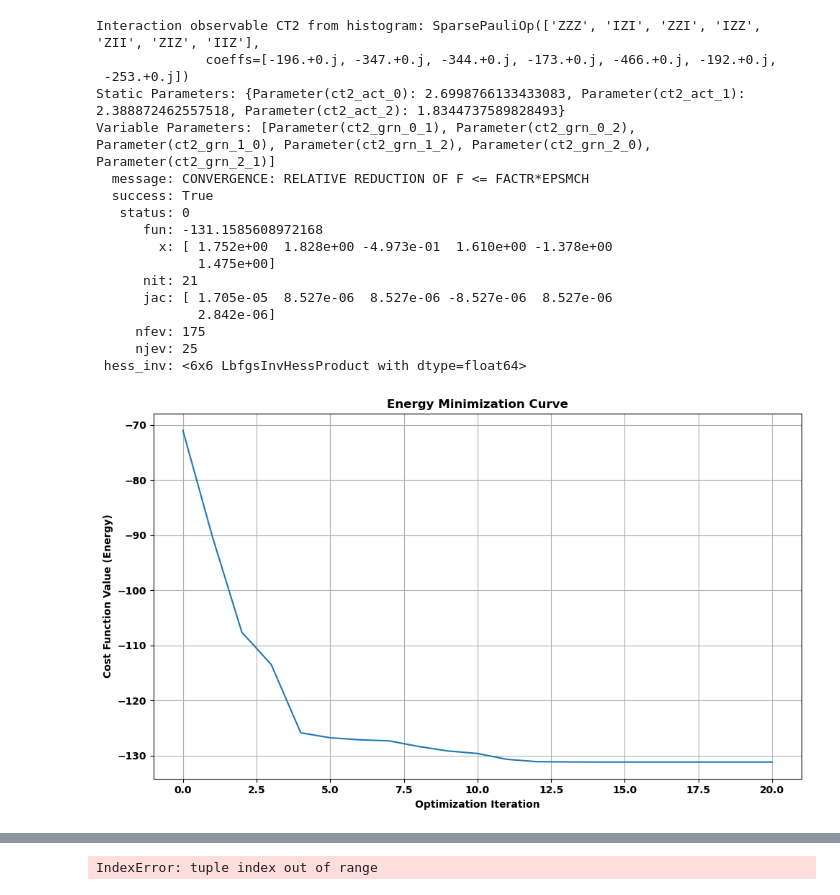
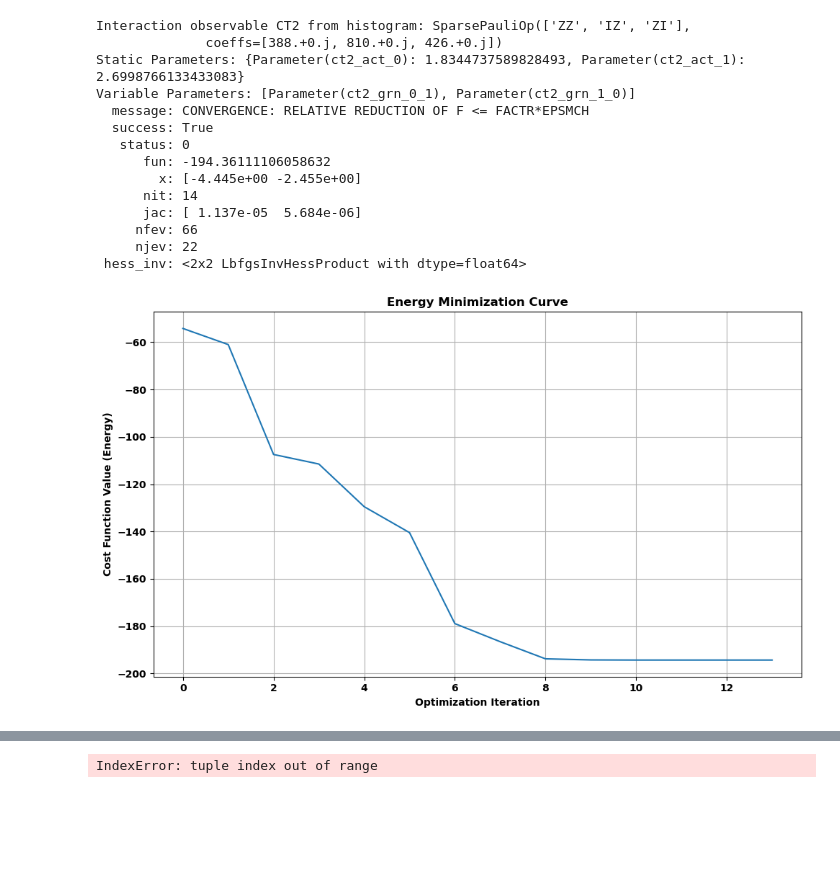
Before and after one commit to cailab-tamu/QuantumXCT, a Jupyter notebook: python/cc_grn_opt2.ipynb, the cells around one changed output, grey strips where cells are left out. Drawn from its saved outputs; the diff is of its cells as text; code cells hidden in the pictures; blank space fills up the shorter version.

```diff
--- a/python/cc_grn_opt2.ipynb
+++ b/python/cc_grn_opt2.ipynb
@@ -71,12 +73,15 @@ adata_ct2_mo = adata[ict2, gl_recv]
 print(adata_ct1_mo)
 print(adata_ct2_mo)
 
-Xct1_mo = adata_ct1_mo.X.copy()
-Xct2_mo = adata_ct2_mo.X.copy()
-Xct1_mo = np.log1p(Xct1_mo)
-Xct2_mo = np.log1p(Xct2_mo)
-Xct1_mo = Xct1_mo.toarray()
-Xct2_mo = Xct2_mo.toarray()
+# Library size normalization
+Xct1_mo = adata_ct1_mo.X.toarray()
+Xct2_mo = adata_ct2_mo.X.toarray()
+
+# Assuming Xct1_co and Xct2 are your log-transformed expression matrices
+#Xct1means = np.mean(Xct1_mo, axis=0)
+#Xct2means = np.mean(Xct2_mo, axis=0)
+#print("CT1 (Co) mean expression:", Xct1means)
+#print("CT2 (Co) mean expression:", Xct2means)
 
 # Utilize the mono cultured means here
 # Binarize Xct1
@@ -200,10 +208,10 @@ ansatz_grn_ct2_mo.draw(output="mpl", style="clifford", fold=40)
 from qiskit.primitives import StatevectorEstimator
 from scipy.optimize import minimize
 
-min_ones_ct1 = 2 # 1 is good
+min_ones_ct1 = 1 # 1 is good 2 produces clean cuts
 num_features = Xct1_binary_co.shape[1]  # Get the number of features dynamically
 
-interaction_observable_ct1_co = create_interaction_observable_from_histogram(joint_counts_ct1_co, num_features, min_ones = min_ones_ct1, standardize=False)
+interaction_observable_ct1_co = create_interaction_observable_from_histogram(joint_counts_ct1_co, num_features, min_ones = min_ones_ct1)
 print("Interaction observable CT1 from histogram:", interaction_observable_ct1_co)
 
 static_params, variable_params = create_parameter_dictionaries(ansatz_grn_ct1_co, ct1_percentages_co)
@@ -277,7 +286,7 @@ from scipy.optimize import minimize
 
 num_features = Xct1_binary_mo.shape[1]  # Get the number of features dynamically
 
-interaction_observable_ct1_mo = create_interaction_observable_from_histogram(joint_counts_ct1_mo, num_features, min_ones = min_ones_ct1, standardize=False)
+interaction_observable_ct1_mo = create_interaction_observable_from_histogram(joint_counts_ct1_mo, num_features, min_ones = min_ones_ct1)
 print("Interaction observable CT1 from histogram:", interaction_observable_ct1_mo)
 
 static_params, variable_params = create_parameter_dictionaries(ansatz_grn_ct1_mo, ct1_percentages_mo)
@@ -367,10 +377,10 @@ The counts are: {'0110': 219, '1111': 246, '0001': 458, '0111': 17, '0000': 58,
 from qiskit.primitives import StatevectorEstimator
 from scipy.optimize import minimize
 
-min_ones_ct2 = 2 # 1 is fine...
+min_ones_ct2 = 1 # 1 is fine... 2 produces cleaner cuts
 num_features2 = Xct2_binary_co.shape[1]  # Get the number of features dynamically
 
-interaction_observable_ct2_co = create_interaction_observable_from_histogram(joint_counts_ct2_co, num_features2, min_ones = min_ones_ct2, standardize=False)
+interaction_observable_ct2_co = create_interaction_observable_from_histogram(joint_counts_ct2_co, num_features2, min_ones = min_ones_ct2)
 print("Interaction observable CT2 from histogram:", interaction_observable_ct2_co)
 
 static_params2, variable_params2 = create_parameter_dictionaries(ansatz_grn_ct2_co, ct2_percentages_co)
@@ -441,7 +448,7 @@ from scipy.optimize import minimize
 
 num_features2 = Xct2_binary_mo.shape[1]  # Get the number of features dynamically
 
-interaction_observable_ct2_mo = create_interaction_observable_from_histogram(joint_counts_ct2_mo, num_features2, min_ones = min_ones_ct2, standardize=False)
+interaction_observable_ct2_mo = create_interaction_observable_from_histogram(joint_counts_ct2_mo, num_features2, min_ones = min_ones_ct2)
 print("Interaction observable CT2 from histogram:", interaction_observable_ct2_mo)
 
 static_params2, variable_params2 = create_parameter_dictionaries(ansatz_grn_ct2_mo, ct2_percentages_mo)
@@ -464,48 +471,45 @@ result_interaction_bfgs = minimize(
     x0_interaction,
     args=(all_params_ct2_mo, ansatz_grn_ct2_mo, interaction_observable_ct2_mo, estimator, variable_params2),
     method="L-BFGS-B",
     callback=lambda xk: cost_values.append(cost_func_wrapper(xk, all_params_ct2_mo, ansatz_grn_ct2_mo, interaction_observable_ct2_mo, estimator, variable_params2))
 )
 
 print(result_interaction_bfgs)
 
 # --- 6. Results and DataFrame ---
 optimized_variable_parameters = result_interaction_bfgs.x
 
 # Update the full parameter dictionary with optimized variable parameters
 for param, value in zip(variable_params2, optimized_variable_parameters):
     all_params_ct2_mo[param] = value
 
 import matplotlib.pyplot as plt
 
 # Plot the cost function values
 plt.figure(figsize=(10, 6))
 plt.plot(cost_values)
 plt.xlabel("Optimization Iteration")
 plt.ylabel("Cost Function Value (Energy)")
 plt.title("Energy Minimization Curve")
 plt.grid(True)
 plt.tight_layout()
 plt.show()
 # %% [output]
-Interaction observable CT2 from histogram: SparsePauliOp(['ZZZ', 'IZI', 'ZZI', 'IZZ', 'ZII', 'ZIZ', 'IIZ'],
-              coeffs=[-196.+0.j, -347.+0.j, -344.+0.j, -173.+0.j, -466.+0.j, -192.+0.j,
- -253.+0.j])
-Static Parameters: {Parameter(ct2_act_0): 2.6998766133433083, Parameter(ct2_act_1): 2.388872462557518, Parameter(ct2_act_2): 1.8344737589828493}
-Variable Parameters: [Parameter(ct2_grn_0_1), Parameter(ct2_grn_0_2), Parameter(ct2_grn_1_0), Parameter(ct2_grn_1_2), Parameter(ct2_grn_2_0), Parameter(ct2_grn_2_1)]
+Interaction observable CT2 from histogram: SparsePauliOp(['ZZ', 'IZ', 'ZI'],
+              coeffs=[388.+0.j, 810.+0.j, 426.+0.j])
+Static Parameters: {Parameter(ct2_act_0): 1.8344737589828493, Parameter(ct2_act_1): 2.6998766133433083}
+Variable Parameters: [Parameter(ct2_grn_0_1), Parameter(ct2_grn_1_0)]
   message: CONVERGENCE: RELATIVE REDUCTION OF F <= FACTR*EPSMCH
   success: True
    status: 0
-      fun: -131.1585608972168
-        x: [ 1.752e+00  1.828e+00 -4.973e-01  1.610e+00 -1.378e+00
-             1.475e+00]
-      nit: 21
-      jac: [ 1.705e-05  8.527e-06  8.527e-06 -8.527e-06  8.527e-06
-             2.842e-06]
-     nfev: 175
-     njev: 25
- hess_inv: <6x6 LbfgsInvHessProduct with dtype=float64>
+      fun: -194.36111106058632
+        x: [-4.445e+00 -2.455e+00]
+      nit: 14
+      jac: [ 1.137e-05  5.684e-06]
+     nfev: 66
+     njev: 22
+ hess_inv: <2x2 LbfgsInvHessProduct with dtype=float64>
-[figure, old version]
+[figure, new version]
 # %%
 #counts_ct2_co, bound_circuit_ct2_co = evaluate_and_plot_ansatz(ansatz_grn_ct2_co, all_params_ct2_co,shots=sum(joint_counts_ct2_co.values()), title="CT2 (Co) GRN Results")
 counts_ct2_co, bound_circuit_ct2_co = evaluate_and_plot_ansatz(ansatz_grn_ct2_co, all_params_ct2_co,shots=1024, title="CT2 (Co) GRN Results")
```
Also changed, not shown: parts of 27 cells of this notebook, 2 other files.
